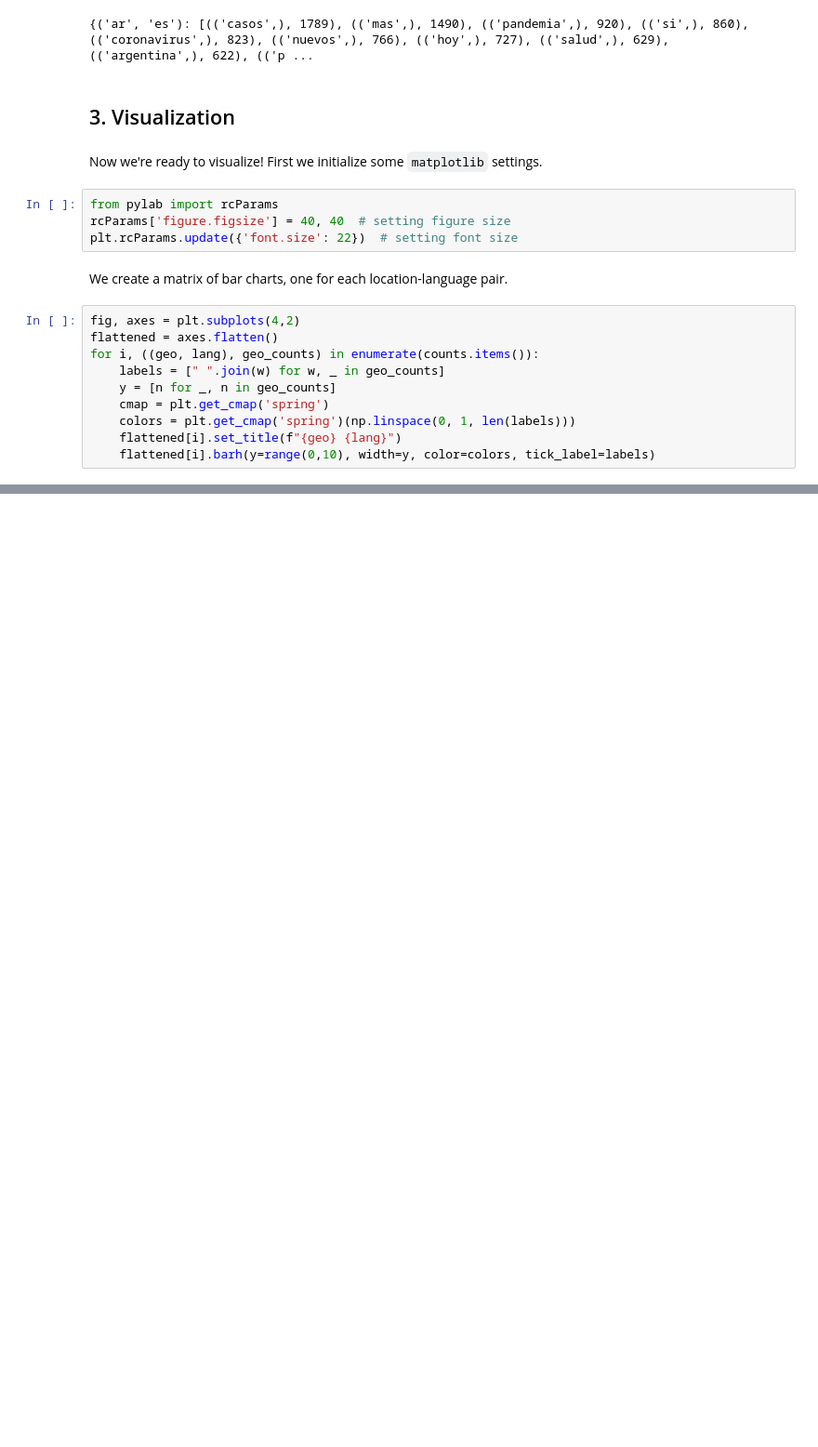
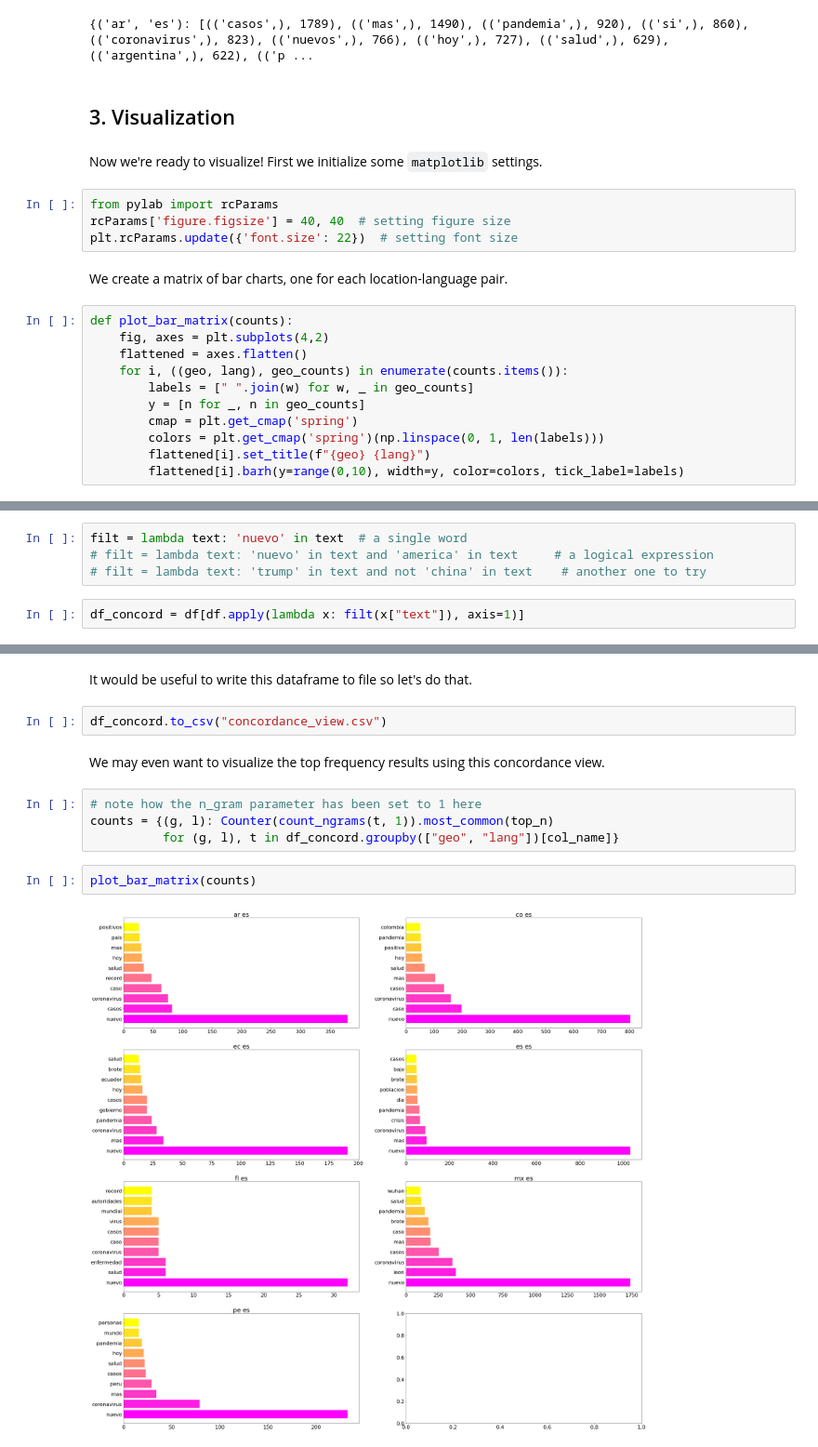
Before and after one commit to dh-miami/narratives_covid19, a Jupyter notebook: scripts/freq_analysis/top_ngrams.ipynb, the cells around one changed output, grey strips where cells are left out. Shown: that part at 93% size. Saved outputs shown, nothing was run; the diff lists cells and outputs as text; blank space fills up the shorter version.

Commit message:
jupyter notebook update with concordance views; some better organization changes

```diff
--- a/scripts/freq_analysis/top_ngrams.ipynb
+++ b/scripts/freq_analysis/top_ngrams.ipynb
@@ -120,12 +110,13 @@ plt.rcParams.update({'font.size': 22})  # setting font size
 # %% [markdown]
 We create a matrix of bar charts, one for each location-language pair.
 # %%
-fig, axes = plt.subplots(4,2)
-flattened = axes.flatten()
-for i, ((geo, lang), geo_counts) in enumerate(counts.items()):
-    labels = [" ".join(w) for w, _ in geo_counts]
-    y = [n for _, n in geo_counts]
-    cmap = plt.get_cmap('spring')
-    colors = plt.get_cmap('spring')(np.linspace(0, 1, len(labels)))
-    flattened[i].set_title(f"{geo} {lang}")
-    flattened[i].barh(y=range(0,10), width=y, color=colors, tick_label=labels)
+def plot_bar_matrix(counts):
+    fig, axes = plt.subplots(4,2)
+    flattened = axes.flatten()
+    for i, ((geo, lang), geo_counts) in enumerate(counts.items()):
+        labels = [" ".join(w) for w, _ in geo_counts]
+        y = [n for _, n in geo_counts]
+        cmap = plt.get_cmap('spring')
+        colors = plt.get_cmap('spring')(np.linspace(0, 1, len(labels)))
+        flattened[i].set_title(f"{geo} {lang}")
+        flattened[i].barh(y=range(0,10), width=y, color=colors, tick_label=labels)
@@ -133,0 +137,6 @@ for i, ((geo, lang), geo_counts) in enumerate(counts.items()):
+# %%
+filt = lambda text: 'nuevo' in text  # a single word
+# filt = lambda text: 'nuevo' in text and 'america' in text     # a logical expression
+# filt = lambda text: 'trump' in text and not 'china' in text    # another one to try
+# %%
+df_concord = df[df.apply(lambda x: filt(x["text"]), axis=1)]
@@ -133,0 +159,14 @@ for i, ((geo, lang), geo_counts) in enumerate(counts.items()):
+# %% [markdown]
+It would be useful to write this dataframe to file so let's do that.
+# %%
+df_concord.to_csv("concordance_view.csv")
+# %% [markdown]
+We may even want to visualize the top frequency results using this concordance view.
+# %%
+# note how the n_gram parameter has been set to 1 here
+counts = {(g, l): Counter(count_ngrams(t, 1)).most_common(top_n)
+          for (g, l), t in df_concord.groupby(["geo", "lang"])[col_name]}
+# %%
+plot_bar_matrix(counts)
+# %% [output]
+[figure, added]
```
Also changed, not shown: parts of 16 cells of this notebook.
